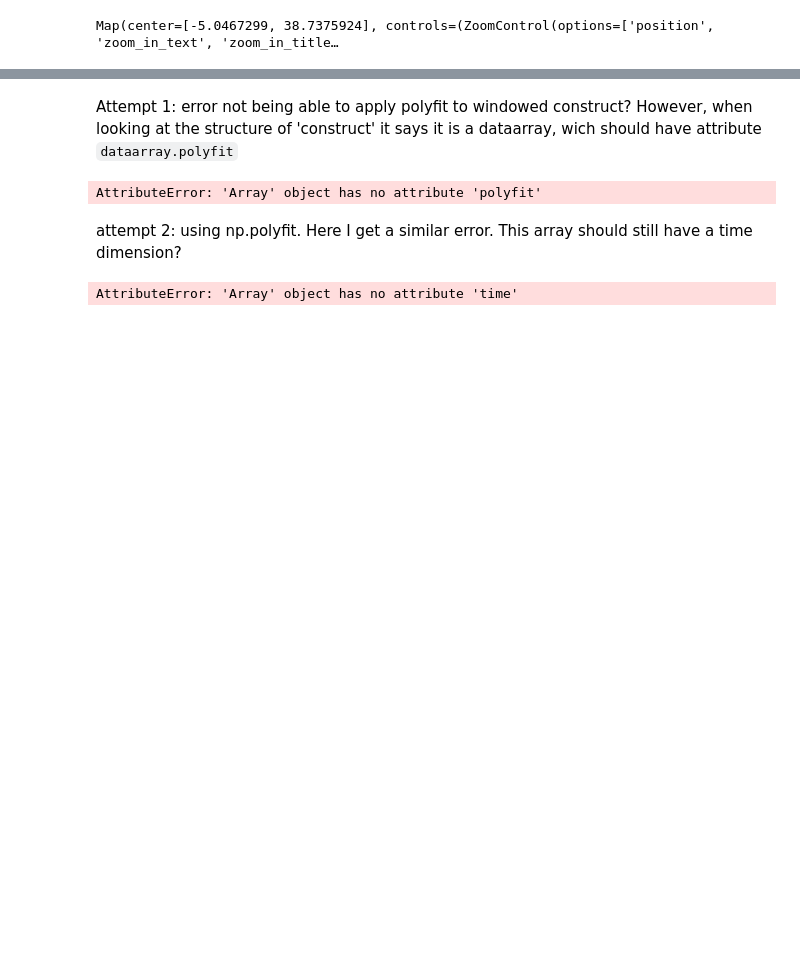
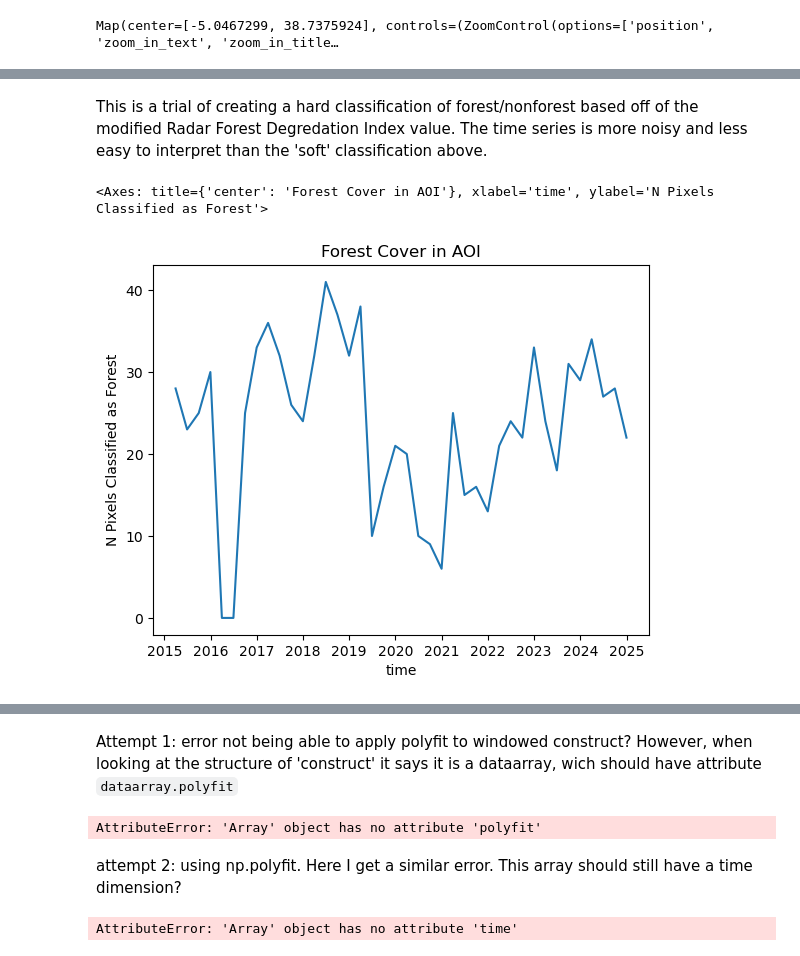
Before and after one commit to adlai-nelson/geog313-final-project, a Jupyter notebook: analysis.ipynb, the cells around one changed output, grey strips where cells are left out. Cells and saved outputs as stored; diff of their text form; code cells hidden in the pictures; blank space fills up the shorter version.

```diff
--- a/analysis.ipynb
+++ b/analysis.ipynb
@@ -58,0 +63,8 @@ Attributes: (0)
+# %% [markdown]
+This is a trial of creating a hard classification of forest/nonforest based off of the modified Radar Forest Degredation Index value. The time series is more noisy and less easy to interpret than the 'soft' classification above.
+# %%
+a = utils.preprocess_data(aoi, start, end, index_name = "mRFDI")
+utils.forest_cover_plot(a, 0.5, RFDI=True)
+# %% [output]
+<Axes: title={'center': 'Forest Cover in AOI'}, xlabel='time', ylabel='N Pixels Classified as Forest'>
+[figure, added]
```
Also changed, not shown: parts of 24 cells of this notebook, 1 other file.
